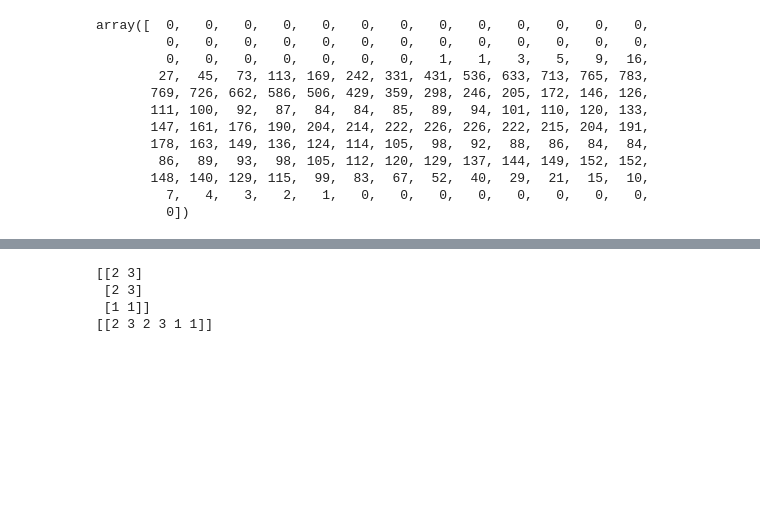
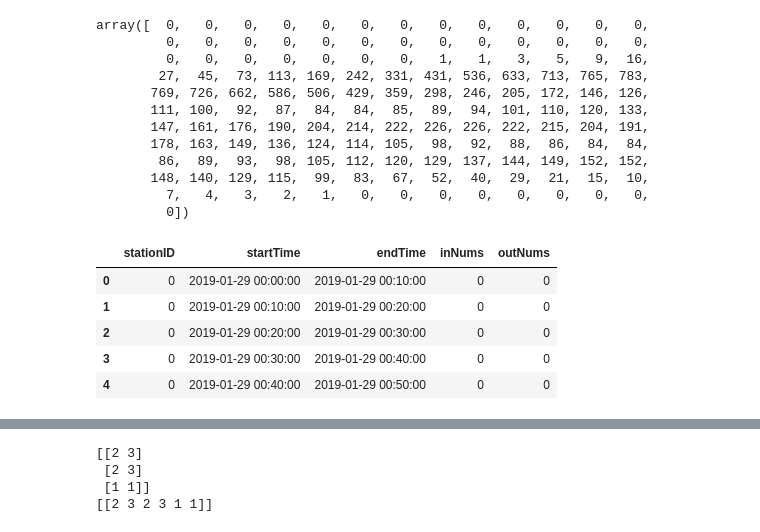
Before and after one commit to carl-3070/subway_rider_predict, a Jupyter notebook: subway_rider_predict.ipynb, the cells around one changed output, grey strips where cells are left out. Cells and saved outputs as stored; diff of their text form; code cells hidden in the pictures; blank space fills up the shorter version.

```diff
--- a/subway_rider_predict.ipynb
+++ b/subway_rider_predict.ipynb
@@ -242,3 +374,12 @@ array([  0,   0,   0,   0,   0,   0,   0,   0,   0,   0,   0,   0,   0,
 # %%
 submit_data['inNums'] = pred_29_in_arr[0]
 submit_data['outNums'] = pred_29_out_arr[0]
+# %%
+submit_data.head()
+# %% [output]
+|  | stationID | startTime | endTime | inNums | outNums |
+| 0 | 0 | 2019-01-29 00:00:00 | 2019-01-29 00:10:00 | 0 | 0 |
+| 1 | 0 | 2019-01-29 00:10:00 | 2019-01-29 00:20:00 | 0 | 0 |
+| 2 | 0 | 2019-01-29 00:20:00 | 2019-01-29 00:30:00 | 0 | 0 |
+| 3 | 0 | 2019-01-29 00:30:00 | 2019-01-29 00:40:00 | 0 | 0 |
+| 4 | 0 | 2019-01-29 00:40:00 | 2019-01-29 00:50:00 | 0 | 0 |
```
Also changed, not shown: parts of 26 cells of this notebook, 2 other files.
